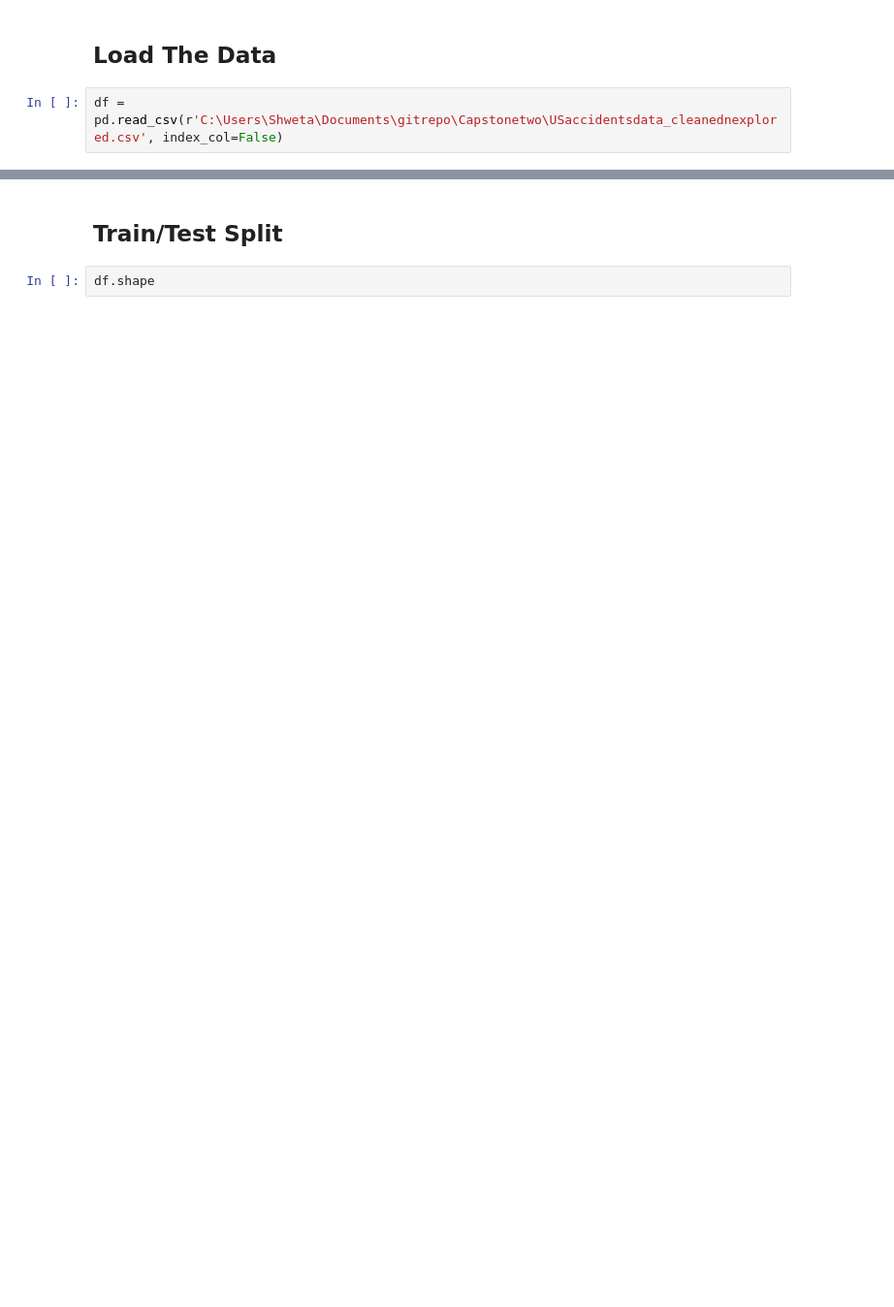
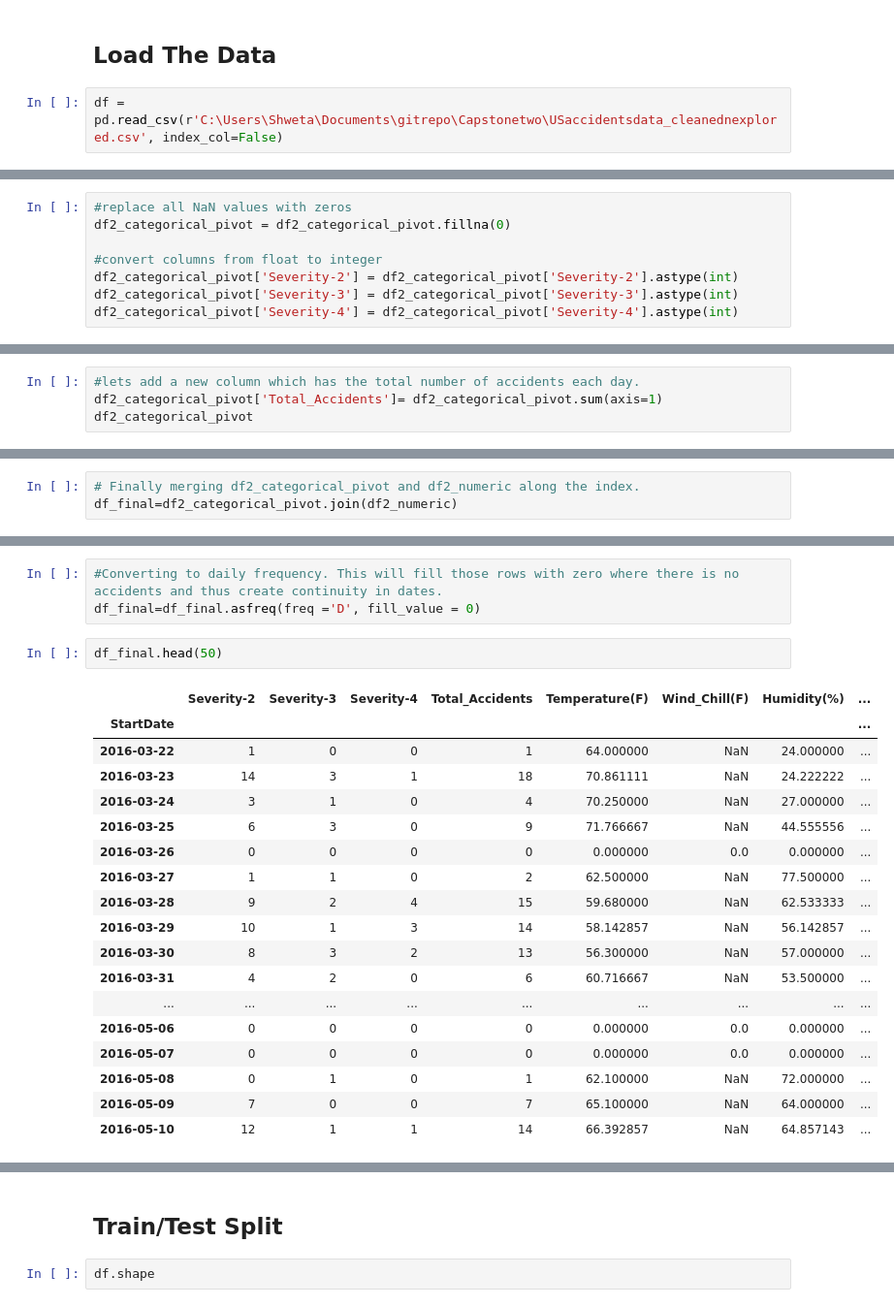
Before and after one commit to decode19/Springboard, a Jupyter notebook: Preprocessing and Training - Capstone two.ipynb, the cells around one changed output, grey strips where cells are left out. Shown at 97% size. Saved outputs shown, nothing was run; the diff lists cells and outputs as text; blank space fills up the shorter version.

```diff
--- a/Preprocessing and Training - Capstone two.ipynb
+++ b/Preprocessing and Training - Capstone two.ipynb
@@ -81,0 +459,8 @@ memory usage: 987.5+ MB
+# %%
+#replace all NaN values with zeros
+df2_categorical_pivot = df2_categorical_pivot.fillna(0)
+
+#convert columns from float to integer
+df2_categorical_pivot['Severity-2'] = df2_categorical_pivot['Severity-2'].astype(int)
+df2_categorical_pivot['Severity-3'] = df2_categorical_pivot['Severity-3'].astype(int)
+df2_categorical_pivot['Severity-4'] = df2_categorical_pivot['Severity-4'].astype(int)
@@ -81,0 +477,4 @@ memory usage: 987.5+ MB
+# %%
+#lets add a new column which has the total number of accidents each day.
+df2_categorical_pivot['Total_Accidents']= df2_categorical_pivot.sum(axis=1)
+df2_categorical_pivot
@@ -81,0 +496,3 @@ memory usage: 987.5+ MB
+# %%
+# Finally merging df2_categorical_pivot and df2_numeric along the index.
+df_final=df2_categorical_pivot.join(df2_numeric)
@@ -81,0 +533,24 @@ memory usage: 987.5+ MB
+# %%
+#Converting to daily frequency. This will fill those rows with zero where there is no accidents and thus create continuity in dates.
+df_final=df_final.asfreq(freq ='D', fill_value = 0)
+# %%
+df_final.head(50)
+# %% [output]
+|  | Severity-2 | Severity-3 | Severity-4 | Total_Accidents | Temperature(F) | Wind_Chill(F) | Humidity(%) | ... |
+| StartDate |  |  |  |  |  |  |  | ... |
+| 2016-03-22 | 1 | 0 | 0 | 1 | 64.000000 | NaN | 24.000000 | ... |
+| 2016-03-23 | 14 | 3 | 1 | 18 | 70.861111 | NaN | 24.222222 | ... |
+| 2016-03-24 | 3 | 1 | 0 | 4 | 70.250000 | NaN | 27.000000 | ... |
+| 2016-03-25 | 6 | 3 | 0 | 9 | 71.766667 | NaN | 44.555556 | ... |
+| 2016-03-26 | 0 | 0 | 0 | 0 | 0.000000 | 0.0 | 0.000000 | ... |
+| 2016-03-27 | 1 | 1 | 0 | 2 | 62.500000 | NaN | 77.500000 | ... |
+| 2016-03-28 | 9 | 2 | 4 | 15 | 59.680000 | NaN | 62.533333 | ... |
+| 2016-03-29 | 10 | 1 | 3 | 14 | 58.142857 | NaN | 56.142857 | ... |
+| 2016-03-30 | 8 | 3 | 2 | 13 | 56.300000 | NaN | 57.000000 | ... |
+| 2016-03-31 | 4 | 2 | 0 | 6 | 60.716667 | NaN | 53.500000 | ... |
+| ... | ... | ... | ... | ... | ... | ... | ... | ... |
+| 2016-05-06 | 0 | 0 | 0 | 0 | 0.000000 | 0.0 | 0.000000 | ... |
+| 2016-05-07 | 0 | 0 | 0 | 0 | 0.000000 | 0.0 | 0.000000 | ... |
+| 2016-05-08 | 0 | 1 | 0 | 1 | 62.100000 | NaN | 72.000000 | ... |
+| 2016-05-09 | 7 | 0 | 0 | 7 | 65.100000 | NaN | 64.000000 | ... |
+| 2016-05-10 | 12 | 1 | 1 | 14 | 66.392857 | NaN | 64.857143 | ... |
```
Also changed, not shown: parts of 152 cells of this notebook.
